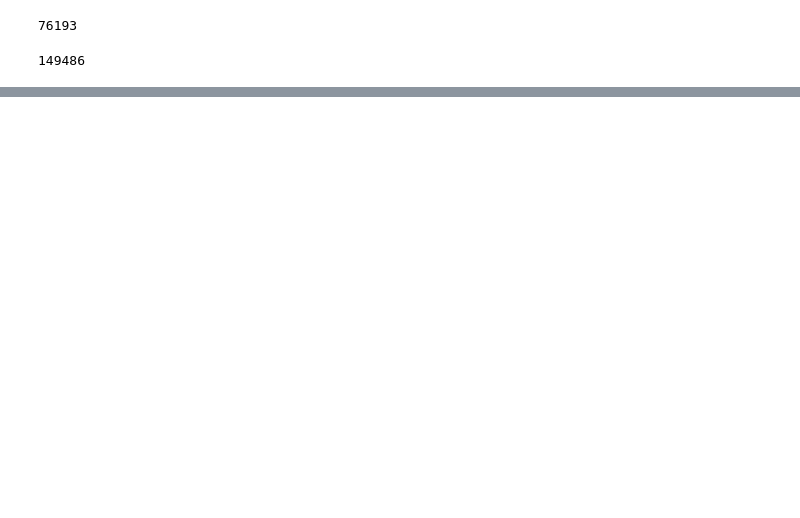
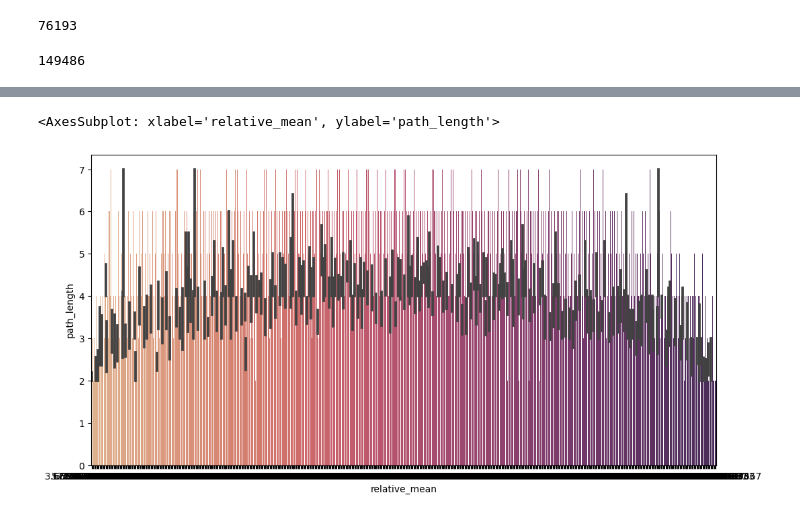
Before and after one commit to epfl-ada/ada-2022-project-groupe53, a Jupyter notebook: MahdiPlayground.ipynb, the cells around one changed output, grey strips where cells are left out. Saved outputs shown, nothing was run; the diff lists cells and outputs as text; code cells hidden in the pictures; blank space fills up the shorter version.

```diff
--- a/MahdiPlayground.ipynb
+++ b/MahdiPlayground.ipynb
@@ -188,0 +184,6 @@ sns.histplot()
+# %%
+# plot average relative_mean for each path length
+sns.barplot(x="relative_mean", y="path_length", data=filtered_paths_df, palette="flare")
+# %% [output]
+<AxesSubplot: xlabel='relative_mean', ylabel='path_length'>
+[figure, added]
```
Also changed, not shown: parts of 75 cells of this notebook.
